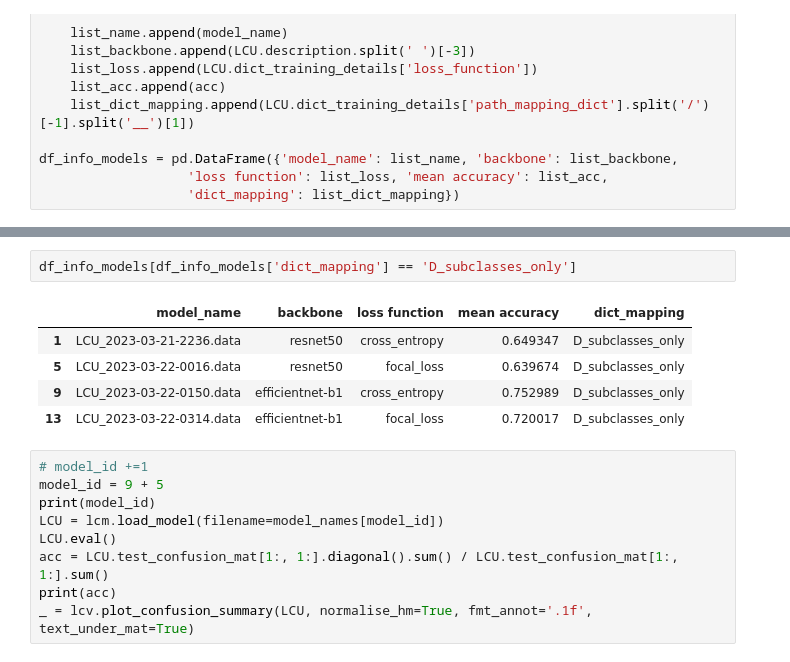
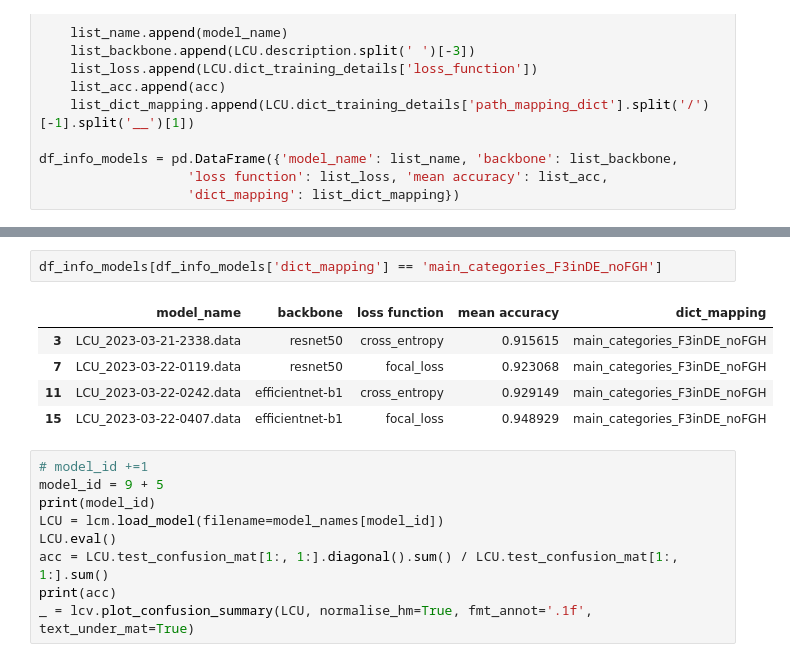
Before and after one commit to pdnpa/cnn-land-cover, a Jupyter notebook: notebooks/Evaluate trained network.ipynb, the cells around one changed output, grey strips where cells are left out. Drawn from its saved outputs; the diff is of its cells as text.

```diff
--- a/notebooks/Evaluate trained network.ipynb
+++ b/notebooks/Evaluate trained network.ipynb
@@ -218,11 +247,11 @@ df_info_models = pd.DataFrame({'model_name': list_name, 'backbone': list_backbon
 # %%
-df_info_models[df_info_models['dict_mapping'] == 'D_subclasses_only']
+df_info_models[df_info_models['dict_mapping'] == 'main_categories_F3inDE_noFGH']
 # %% [output]
 |  | model_name | backbone | loss function | mean accuracy | dict_mapping |
-| 1 | LCU_2023-03-21-2236.data | resnet50 | cross_entropy | 0.649347 | D_subclasses_only |
-| 5 | LCU_2023-03-22-0016.data | resnet50 | focal_loss | 0.639674 | D_subclasses_only |
-| 9 | LCU_2023-03-22-0150.data | efficientnet-b1 | cross_entropy | 0.752989 | D_subclasses_only |
-| 13 | LCU_2023-03-22-0314.data | efficientnet-b1 | focal_loss | 0.720017 | D_subclasses_only |
+| 3 | LCU_2023-03-21-2338.data | resnet50 | cross_entropy | 0.915615 | main_categories_F3inDE_noFGH |
+| 7 | LCU_2023-03-22-0119.data | resnet50 | focal_loss | 0.923068 | main_categories_F3inDE_noFGH |
+| 11 | LCU_2023-03-22-0242.data | efficientnet-b1 | cross_entropy | 0.929149 | main_categories_F3inDE_noFGH |
+| 15 | LCU_2023-03-22-0407.data | efficientnet-b1 | focal_loss | 0.948929 | main_categories_F3inDE_noFGH |
 # %%
 # model_id +=1
 model_id = 9 + 5
```
Also changed, not shown: parts of 4 cells of this notebook, 6 other files.
